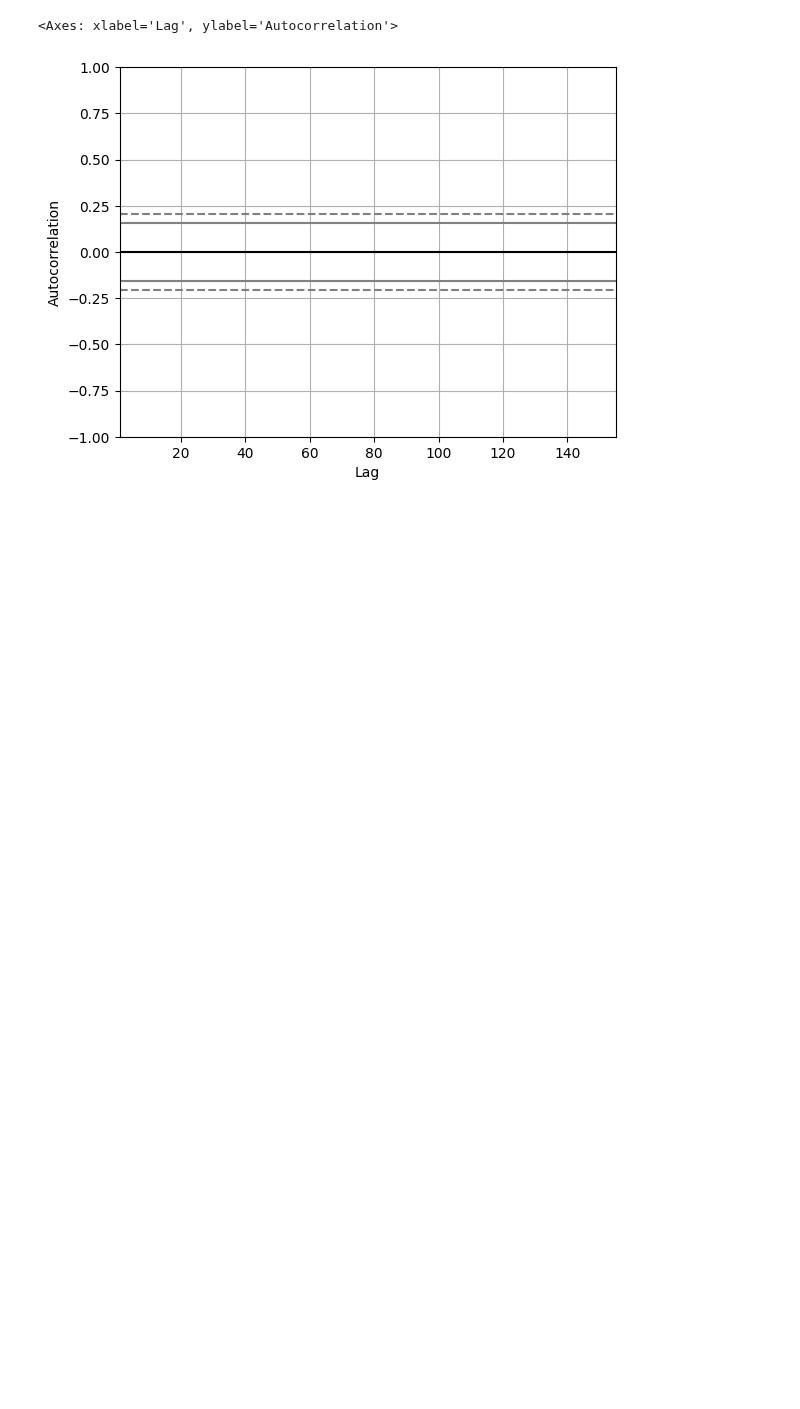
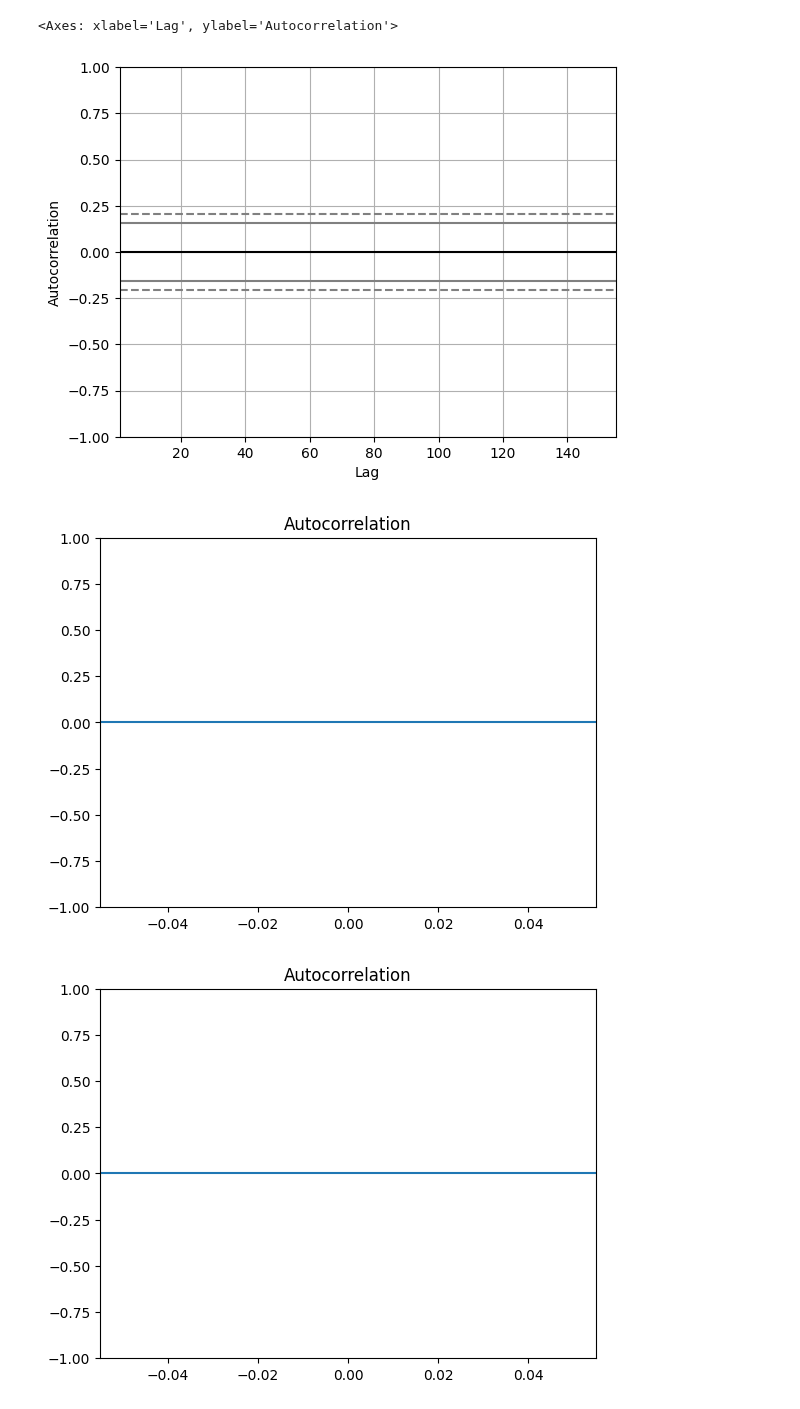
Before and after one commit to Michelleagl/Series_de_Tiempo, a Jupyter notebook: Proyecto_Series_.ipynb, the cells around one changed output. Drawn from its saved outputs; the diff is of its cells as text; code cells hidden in the pictures; blank space fills up the shorter version.

```diff
--- a/Proyecto_Series_.ipynb
+++ b/Proyecto_Series_.ipynb
@@ -262,3 +271,8 @@ pd.plotting.autocorrelation_plot(hist)
 # %% [output]
 <Axes: xlabel='Lag', ylabel='Autocorrelation'>
 [figure]
+# %%
+plot_acf(hist, lags=24)
+# %% [output]
+[figure, added]
+[figure, added]
```
Also changed, not shown: parts of 63 cells of this notebook.
